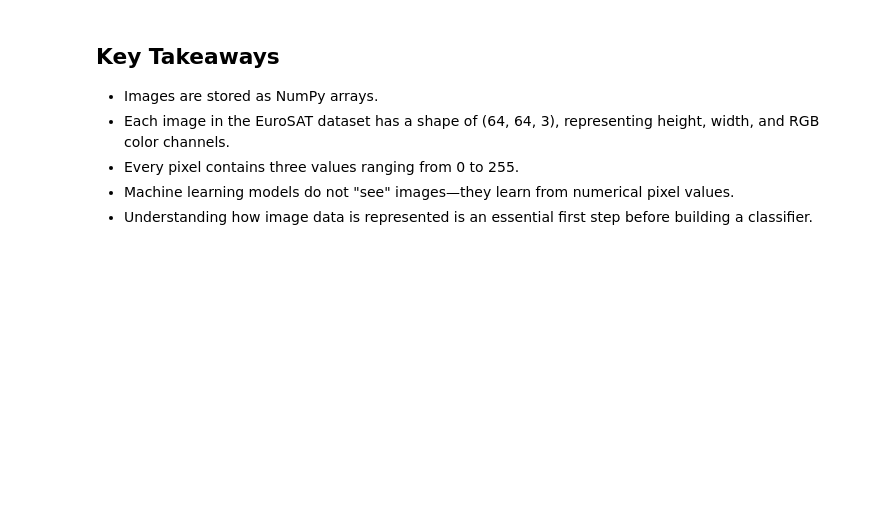
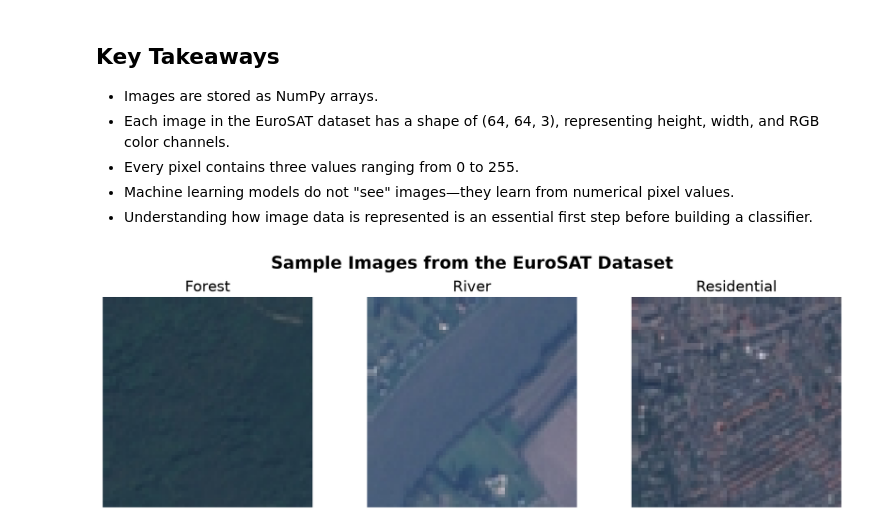
Before and after one commit to aksharabharath/satellite-landcover-knn, a Jupyter notebook: notebooks/01_data_exploration.ipynb, the cells around one changed output. Cells and saved outputs as stored; diff of their text form; code cells hidden in the pictures; blank space fills up the shorter version.

```diff
--- a/notebooks/01_data_exploration.ipynb
+++ b/notebooks/01_data_exploration.ipynb
@@ -97,3 +97,46 @@ plt.show()
 - Every pixel contains three values ranging from 0 to 255.
 - Machine learning models do not "see" images—they learn from numerical pixel values.
 - Understanding how image data is represented is an essential first step before building a classifier.
+# %%
+import matplotlib.pyplot as plt
+
+plt.rcParams["figure.figsize"] = (8,5)
+plt.rcParams["font.size"] = 12
+plt.rcParams["axes.titlesize"] = 16
+plt.rcParams["axes.labelsize"] = 13
+plt.rcParams["figure.dpi"] = 150
+# %%
+import random
+import os
+from PIL import Image
+import matplotlib.pyplot as plt
+
+classes = ["Forest", "River", "Residential"]
+
+fig, axes = plt.subplots(1,3, figsize=(12,4))
+
+for ax, land_class in zip(axes, classes):
+
+    folder = os.path.join("..","data","raw","eurosat_subset",land_class)
+
+    image_name = random.choice(os.listdir(folder))
+
+    image = Image.open(os.path.join(folder,image_name))
+
+    ax.imshow(image)
+    ax.set_title(land_class)
+    ax.axis("off")
+
+plt.suptitle("Sample Images from the EuroSAT Dataset",
+             fontsize=18,
+             fontweight="bold")
+
+plt.tight_layout()
+
+plt.savefig("../images/sample_images.png",
+            dpi=300,
+            bbox_inches="tight")
+
+plt.show()
+# %% [output]
+[figure, added]
```
Also changed, not shown: 9 other files.
